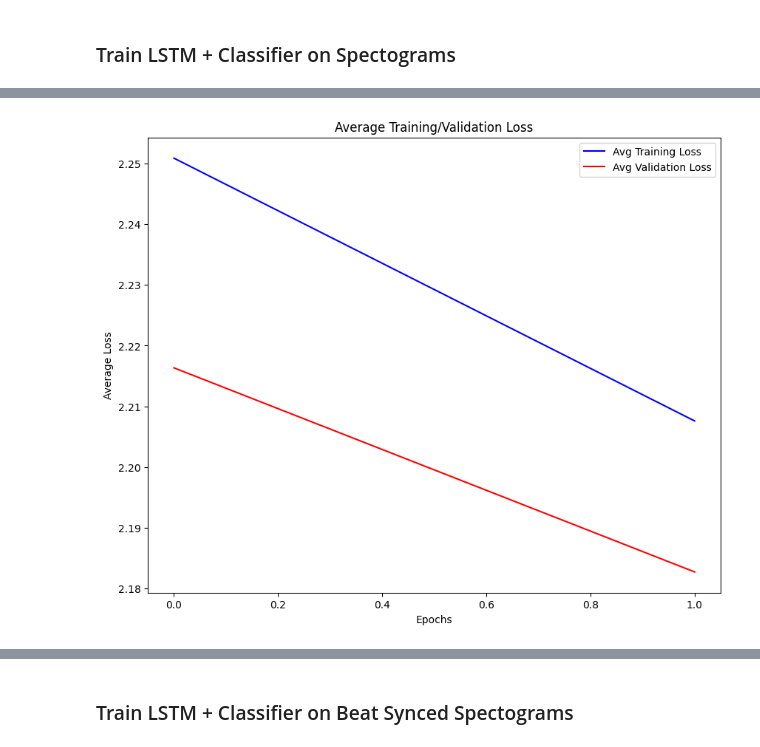
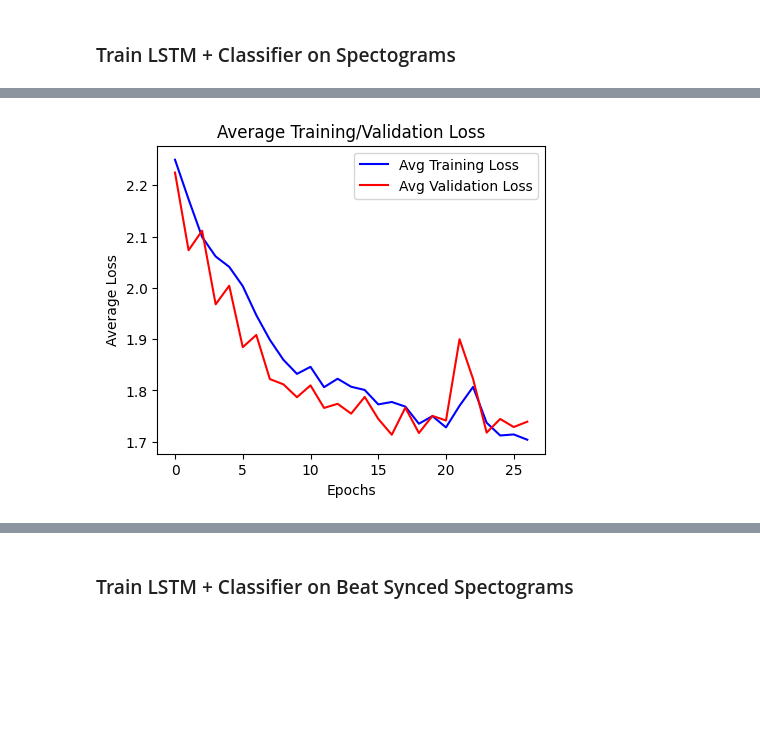
Before and after one commit to xaniadakis/BeatPatrol, a Jupyter notebook: step_4_5_6.ipynb, the cells around one changed output, grey strips where cells are left out. Saved outputs shown, nothing was run; the diff lists cells and outputs as text; code cells hidden in the pictures; blank space fills up the shorter version.

```diff
--- a/step_4_5_6.ipynb
+++ b/step_4_5_6.ipynb
@@ -1,22 +1,25 @@
 # %% [markdown]
 ## Dependencies
 # %%
-from utils import plot_label_freq, Classifier, LSTMBackbone, SpectrogramDataset, CLASS_MAPPING, get_device, train, torch_train_val_split, set_seed, test_model, plot_train_val_losses, get_classification_report
+from utils import plot_label_freq, Classifier, create_folder, LSTMBackbone, SpectrogramDataset, CLASS_MAPPING, get_device, train, torch_train_val_split, set_seed, test_model, plot_train_val_losses, get_classification_report
 import torch
 import torch.nn as nn
 import torch.optim as optim
 from sklearn.metrics import classification_report
 import numpy as np
 
-DATA_PATH = "/home/alex/Downloads/archive(1)/data/"
-EPOCHS = 2
+DATA_PATH = "data/"
+EPOCHS = 100
 LR = 1e-4
 BATCH_SIZE = 32
 RANDOM_SEED = 42
-RNN_HIDDEN_SIZE = 64
+RNN_HIDDEN_SIZE = 256
+NUM_LAYERS = 8
 NUM_CATEGORIES = 10
+PATIENCE=10
 DEVICE = get_device()
 
 print(f"Using {DEVICE}")
+create_folder("model_weights"), create_folder("assets")
 # %% [output]
 Using cuda
@@ -74,11 +51,11 @@ fused_test_dl, _ = torch_train_val_split(dataset=fused_test_data, batch_eval=32,
 ### Overfit LSTM on one batch to make sure everything works
 # %%
 set_seed(RANDOM_SEED)
-backbone = LSTMBackbone(mel_specs_data.feat_dim, rnn_size=64, num_layers=2, bidirectional=False)
+backbone = LSTMBackbone(mel_specs_data.feat_dim, rnn_size=RNN_HIDDEN_SIZE, num_layers=NUM_LAYERS, bidirectional=False)
 model = Classifier(NUM_CATEGORIES, backbone)
 model.to(DEVICE)
 optimizer = optim.Adam(model.parameters(), lr=LR)
 
-_, _ = train(model, mel_specs_train_dl, None, optimizer, EPOCHS, device=DEVICE, overfit_batch=True)
+train(model, mel_specs_train_dl, None, optimizer, 400, device=DEVICE, overfit_batch=True)
 # %% [output]
 Training in overfitting mode...
@@ -102,7 +79,7 @@ Epoch 400, Loss at training set: 0.791556715965271
 ### Train LSTM + Classifier on Spectograms
 # %%
 set_seed(RANDOM_SEED)
-backbone = LSTMBackbone(mel_specs_data.feat_dim, rnn_size=RNN_HIDDEN_SIZE, num_layers=2, bidirectional=True)
+backbone = LSTMBackbone(mel_specs_data.feat_dim, rnn_size=RNN_HIDDEN_SIZE, num_layers=NUM_LAYERS, bidirectional=True)
 set_seed(RANDOM_SEED)
 model = Classifier(NUM_CATEGORIES, backbone)
 model.to(DEVICE)
@@ -110,7 +87,7 @@ model.to(DEVICE)
 optimizer = optim.Adam(model.parameters(), lr=LR)
 
 mel_train_losses, mel_val_losses = train(model, mel_specs_train_dl, mel_specs_val_dl, optimizer,
-                                 epochs=EPOCHS, save_path='model_weights/lstm_genre_mel.pth', device=DEVICE, overfit_batch=False)
+                                 epochs=EPOCHS, save_path='model_weights/lstm_genre_mel.pth', device=DEVICE, overfit_batch=False, patience=PATIENCE)
 
 plot_train_val_losses(mel_train_losses, mel_val_losses, save_title="assets/mel_clf_train_val_losses.png")
 
@@ -126,2 +113,2 @@ Epoch 2/2
-[figure, old version]
+[figure, new version]
 # %%
```
Also changed, not shown: parts of 17 cells of this notebook, 4 other files.
